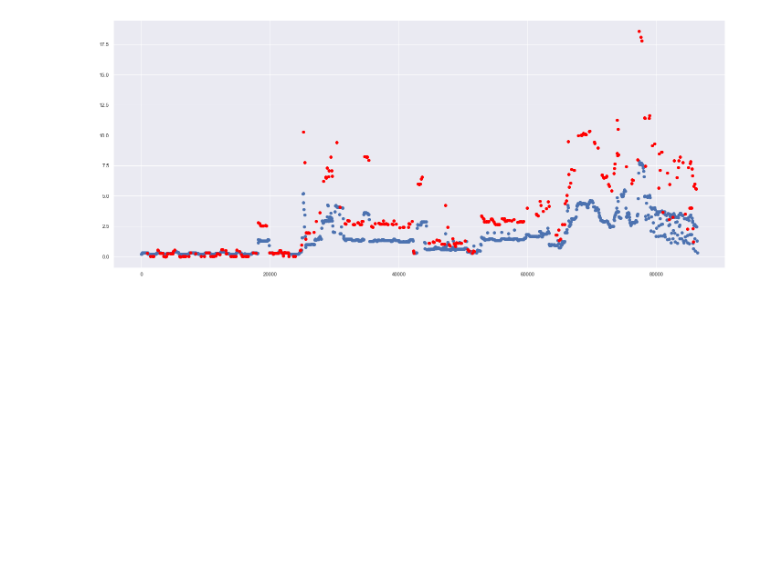
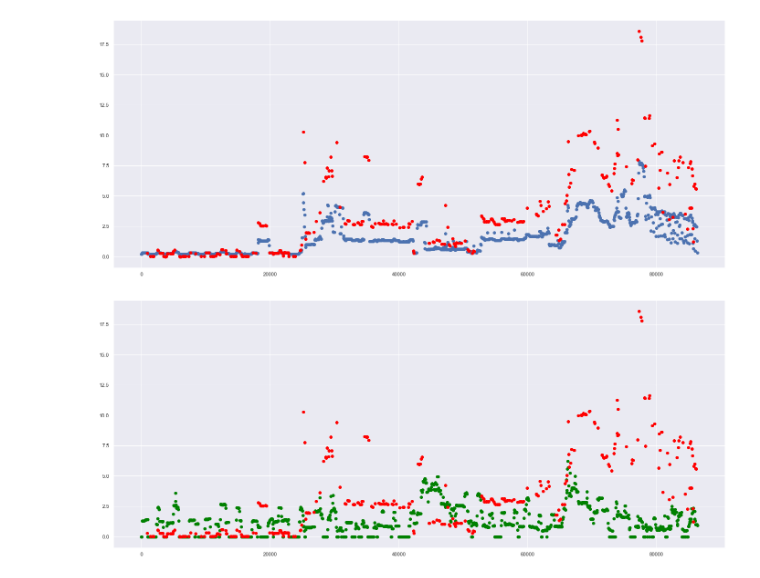
Before and after one commit to tech-david/DSC570, a Jupyter notebook: Topic5/Topic5.ipynb, the cells around one changed output. Saved outputs shown, nothing was run; the diff lists cells and outputs as text; code cells hidden in the pictures; blank space fills up the shorter version.

```diff
--- a/Topic5/Topic5.ipynb
+++ b/Topic5/Topic5.ipynb
@@ -567,3 +561,9 @@ plt.scatter(df_friday_dec_22_predictions['Seconds'], df_friday_dec_22_prediction
 plt.show();
 # %% [output]
 [figure]
+# %%
+plt.scatter(friday_dec_22['Seconds'], friday_dec_22['Global_reactive_power']*10, color='green')
+plt.scatter(df_friday_dec_22_predictions['Seconds'], df_friday_dec_22_predictions['Global_intensity'], color='red')
+plt.show();
+# %% [output]
+[figure, added]
```
Also changed, not shown: parts of 11 cells of this notebook.
